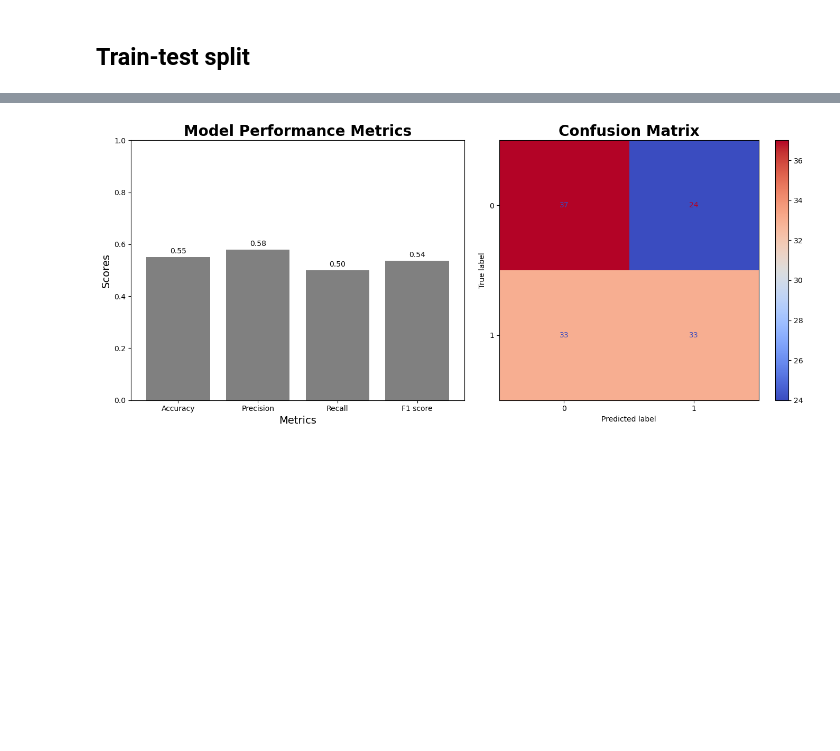
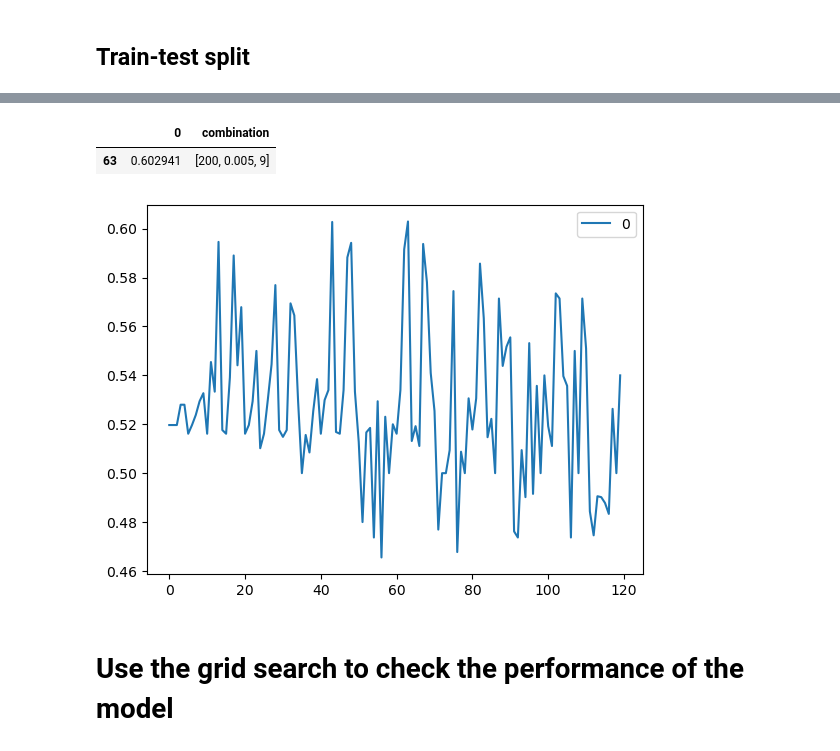
Before and after one commit to Leoyuyuyu/stock_prediction, a Jupyter notebook: notebooks/08-advanced_modelling_XGboost.ipynb, the cells around one changed output, grey strips where cells are left out. Saved outputs shown, nothing was run; the diff lists cells and outputs as text; code cells hidden in the pictures; blank space fills up the shorter version.

```diff
--- a/notebooks/08-advanced_modelling_XGboost.ipynb
+++ b/notebooks/08-advanced_modelling_XGboost.ipynb
@@ -198,4 +154,36 @@ df_xgboost
-# %%
-plot_model_performance(df_xgboost['predicted binary'], df_xgboost['actual binary'])
-# %% [output]
-[figure, removed]
+# %%
+precision_lst =[]
+combination_lst = []
+
+n_estimators = [10, 50, 100, 200, 300, 400]
+learning_rate = [0.005, 0.01, 0.05, 0.1]
+max_depth = [3, 5, 7, 9, 11]
+
+
+for a in n_estimators:
+    for b in learning_rate:
+        for c in max_depth:
+            xgb_model = xgb.XGBRegressor(objective='reg:squarederror', learning_rate=b, max_depth=c, n_estimators=a)
+            xgb_model.fit(X_train, y_train)
+
+            y_pred = xgb_model.predict(X_test)
+            df_xgboost = pd.DataFrame({
+                                        'Actual data': y_test,
+                                        'predicted data': y_pred
+                                    }, index=y_test.index)
+            df_xgboost['actual binary'] = np.where(df_xgboost['Actual data']>0,1,0)
+            df_xgboost['predicted binary'] = np.where(df_xgboost['predicted data']>0,1,0)
+            precision = precision_score(df_xgboost['actual binary'], df_xgboost['predicted binary'])
+            precision_lst.append(precision)
+            combination_lst.append([a,b,c])
+# %%
+df = pd.DataFrame(data=precision_lst)
+df.plot()
+df['combination'] = combination_lst
+df[df[0] == df[0].max()]
+# %% [output]
+|  | 0 | combination |
+| 63 | 0.602941 | [200, 0.005, 9] |
+[figure, added]
+# %% [markdown]
+# Use the grid search to check the performance of the model
```
Also changed, not shown: parts of 10 cells of this notebook.
